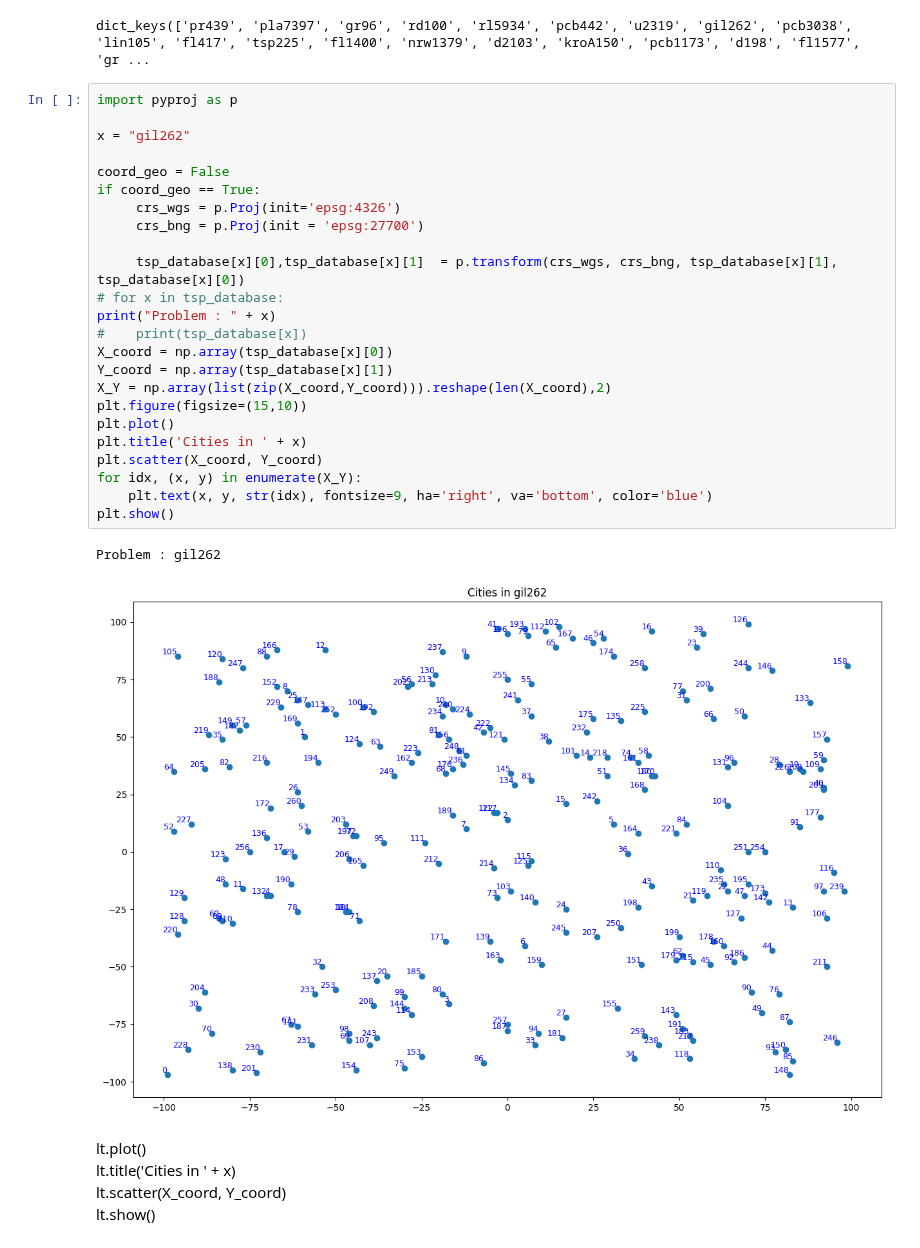
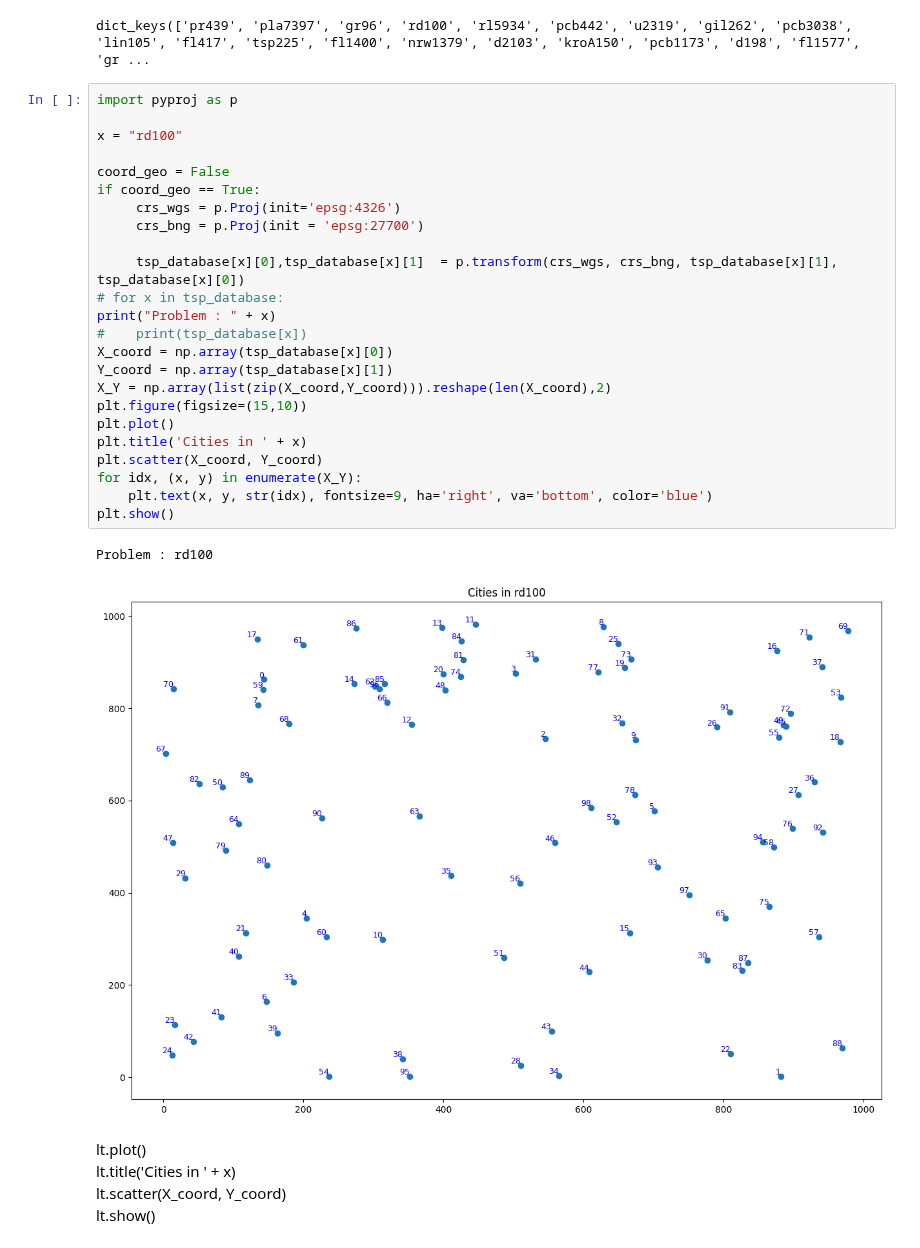
Before and after one commit to sangmin-yoo/TAXI, a Jupyter notebook: Large-Scale-Ising_graph_partition.ipynb, the cells around one changed output. Cells and saved outputs as stored; diff of their text form.

```diff
--- a/Large-Scale-Ising_graph_partition.ipynb
+++ b/Large-Scale-Ising_graph_partition.ipynb
@@ -72,30 +72,30 @@ dict_keys(['pr439', 'pla7397', 'gr96', 'rd100', 'rl5934', 'pcb442', 'u2319', 'gi
 # %%
 import pyproj as p
 
-x = "gil262"
+x = "rd100"
 
 coord_geo = False
 if coord_geo == True:
      crs_wgs = p.Proj(init='epsg:4326')
      crs_bng = p.Proj(init = 'epsg:27700')
 
      tsp_database[x][0],tsp_database[x][1]  = p.transform(crs_wgs, crs_bng, tsp_database[x][1], tsp_database[x][0])
 # for x in tsp_database:
 print("Problem : " + x)
 #    print(tsp_database[x])
 X_coord = np.array(tsp_database[x][0])
 Y_coord = np.array(tsp_database[x][1])
 X_Y = np.array(list(zip(X_coord,Y_coord))).reshape(len(X_coord),2)
 plt.figure(figsize=(15,10))
 plt.plot()
 plt.title('Cities in ' + x)
 plt.scatter(X_coord, Y_coord)
 for idx, (x, y) in enumerate(X_Y):
     plt.text(x, y, str(idx), fontsize=9, ha='right', va='bottom', color='blue')
 plt.show()
 # %% [output]
-Problem : gil262
+Problem : rd100
-[figure, old version]
+[figure, new version]
 # %% [markdown]
 lt.plot()<br>
 lt.title('Cities in ' + x)<br>
```
Also changed, not shown: parts of 6 cells of this notebook.
